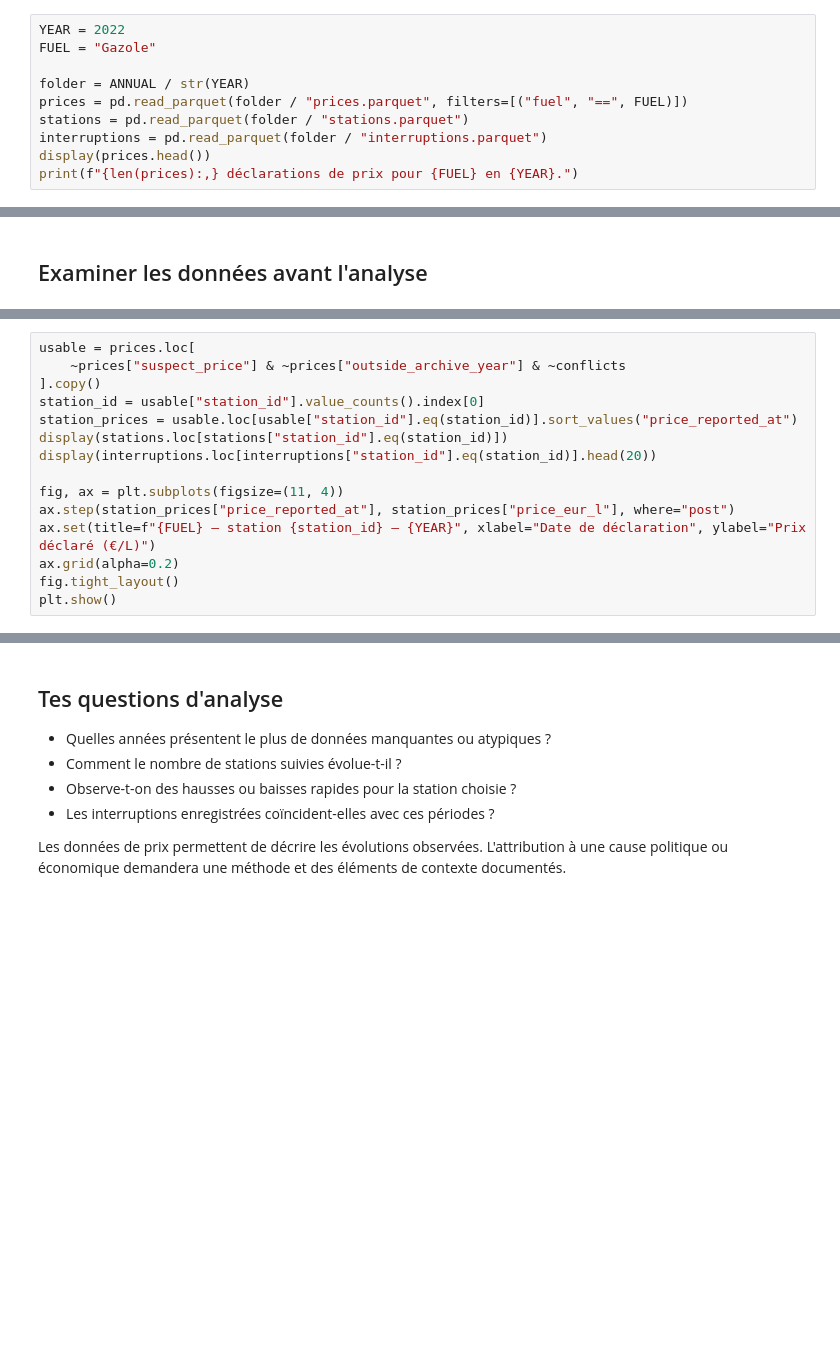
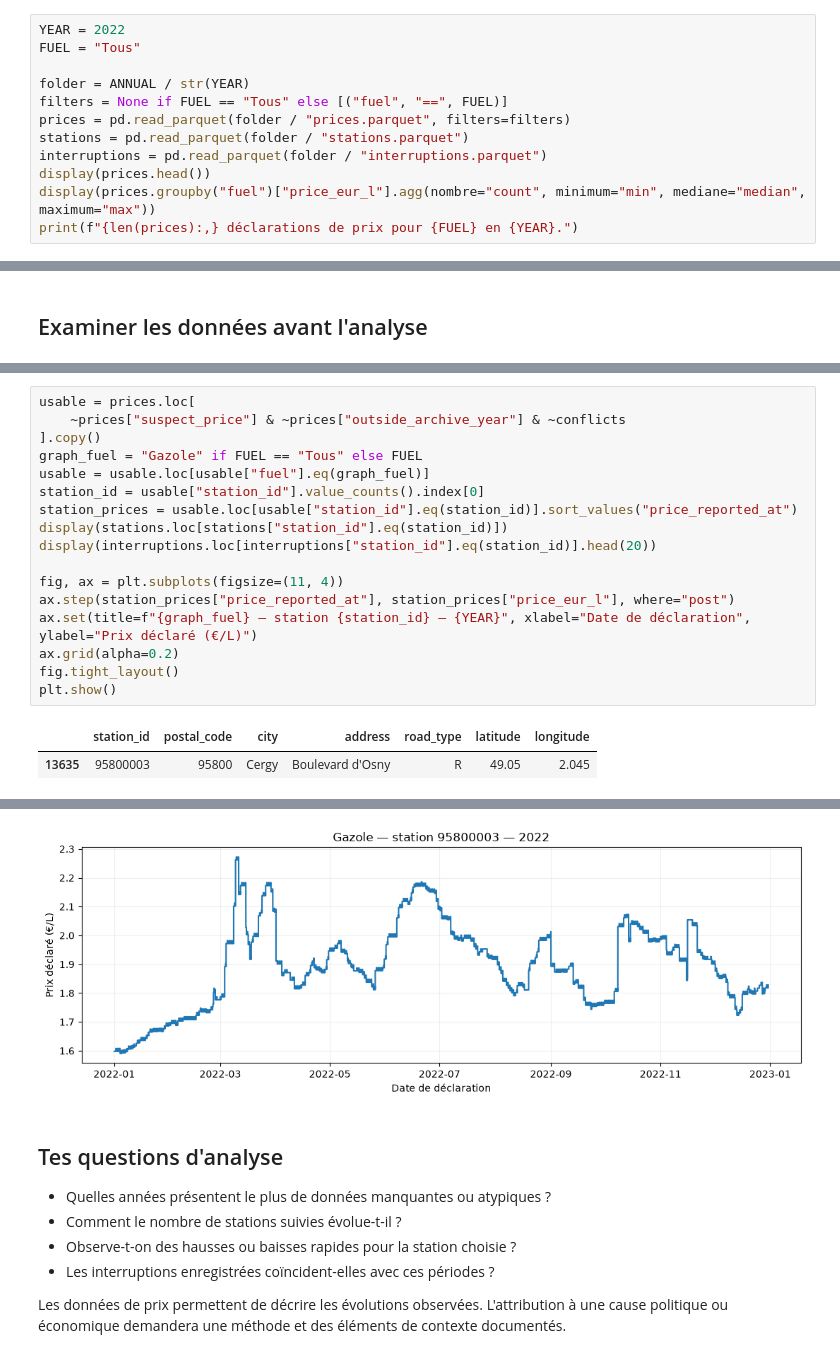
Before and after one commit to alex-05-20/Fuel_analyser, a Jupyter notebook: exploration_annuelle.ipynb, the cells around one changed output, grey strips where cells are left out. Saved outputs shown, nothing was run; the diff lists cells and outputs as text; blank space fills up the shorter version.

```diff
--- a/exploration_annuelle.ipynb
+++ b/exploration_annuelle.ipynb
@@ -39,10 +58,12 @@ Change ces deux paramètres puis réexécute les cellules suivantes.
 # %%
 YEAR = 2022
-FUEL = "Gazole"
+FUEL = "Tous"
 
 folder = ANNUAL / str(YEAR)
-prices = pd.read_parquet(folder / "prices.parquet", filters=[("fuel", "==", FUEL)])
+filters = None if FUEL == "Tous" else [("fuel", "==", FUEL)]
+prices = pd.read_parquet(folder / "prices.parquet", filters=filters)
 stations = pd.read_parquet(folder / "stations.parquet")
 interruptions = pd.read_parquet(folder / "interruptions.parquet")
 display(prices.head())
+display(prices.groupby("fuel")["price_eur_l"].agg(nombre="count", minimum="min", mediane="median", maximum="max"))
 print(f"{len(prices):,} déclarations de prix pour {FUEL} en {YEAR}.")
@@ -69,6 +142,8 @@ des déclarations donnerait plus de poids aux stations qui modifient souvent leu
 usable = prices.loc[
     ~prices["suspect_price"] & ~prices["outside_archive_year"] & ~conflicts
 ].copy()
+graph_fuel = "Gazole" if FUEL == "Tous" else FUEL
+usable = usable.loc[usable["fuel"].eq(graph_fuel)]
 station_id = usable["station_id"].value_counts().index[0]
 station_prices = usable.loc[usable["station_id"].eq(station_id)].sort_values("price_reported_at")
 display(stations.loc[stations["station_id"].eq(station_id)])
@@ -76,7 +151,10 @@ display(interruptions.loc[interruptions["station_id"].eq(station_id)].head(20))
 
 fig, ax = plt.subplots(figsize=(11, 4))
 ax.step(station_prices["price_reported_at"], station_prices["price_eur_l"], where="post")
-ax.set(title=f"{FUEL} — station {station_id} — {YEAR}", xlabel="Date de déclaration", ylabel="Prix déclaré (€/L)")
+ax.set(title=f"{graph_fuel} — station {station_id} — {YEAR}", xlabel="Date de déclaration", ylabel="Prix déclaré (€/L)")
 ax.grid(alpha=0.2)
 fig.tight_layout()
 plt.show()
+# %% [output]
+|  | station_id | postal_code | city | address | road_type | latitude | longitude |
+| 13635 | 95800003 | 95800 | Cergy | Boulevard d'Osny | R | 49.05 | 2.045 |
@@ -83,3 +176,4 @@ plt.show()
+[figure, added]
 # %% [markdown]
 ## Tes questions d'analyse
 - Quelles années présentent le plus de données manquantes ou atypiques ?
```
Also changed, not shown: parts of 6 cells of this notebook, 14 other files.
